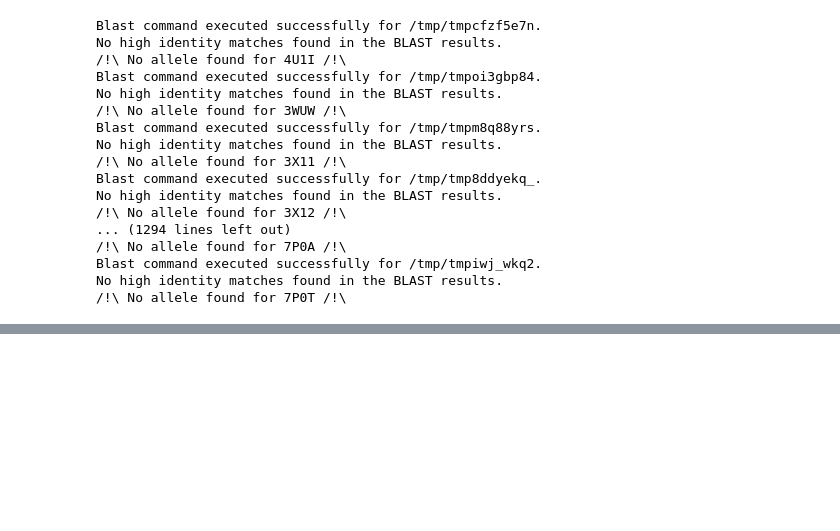
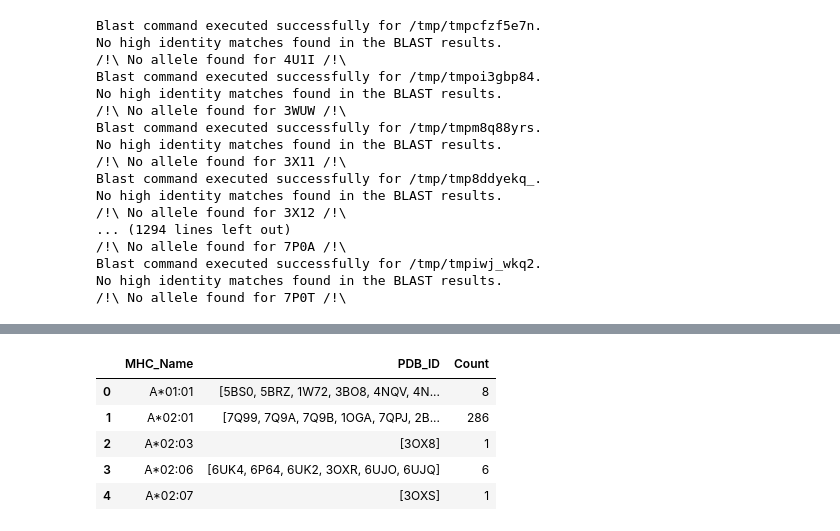
Before and after one commit to annadiarov/seq2HLAallele, a Jupyter notebook: data_prep/get_pdb_data_and_identify_hla1_from_pdb_list.ipynb, the cells around one changed output, grey strips where cells are left out. Saved outputs shown, nothing was run; the diff lists cells and outputs as text; code cells hidden in the pictures; blank space fills up the shorter version.

```diff
--- a/data_prep/get_pdb_data_and_identify_hla1_from_pdb_list.ipynb
+++ b/data_prep/get_pdb_data_and_identify_hla1_from_pdb_list.ipynb
@@ -357,0 +391,18 @@ df.to_csv('../databases/mhc1_pdb/prep_mhc1_pdb_list.csv', index=False)
+# %%
+# Group by 'MHC_Name' and aggregate the corresponding 'PDB_IDs' as lists
+result_df = df.groupby('MHC_Name')['PDB_ID'].apply(list).reset_index()
+
+# Get the value counts for 'MHC_Name'
+value_counts = df['MHC_Name'].value_counts()
+
+# Merge the value counts with the resulting DataFrame
+result_df['Count'] = result_df['MHC_Name'].map(value_counts)
+
+result_df.head()
+# %% [output]
+|  | MHC_Name | PDB_ID | Count |
+| 0 | A*01:01 | [5BS0, 5BRZ, 1W72, 3BO8, 4NQV, 4N... | 8 |
+| 1 | A*02:01 | [7Q99, 7Q9A, 7Q9B, 1OGA, 7QPJ, 2B... | 286 |
+| 2 | A*02:03 | [3OX8] | 1 |
+| 3 | A*02:06 | [6UK4, 6P64, 6UK2, 3OXR, 6UJO, 6UJQ] | 6 |
+| 4 | A*02:07 | [3OXS] | 1 |
```
Also changed, not shown: parts of 8 cells of this notebook.
